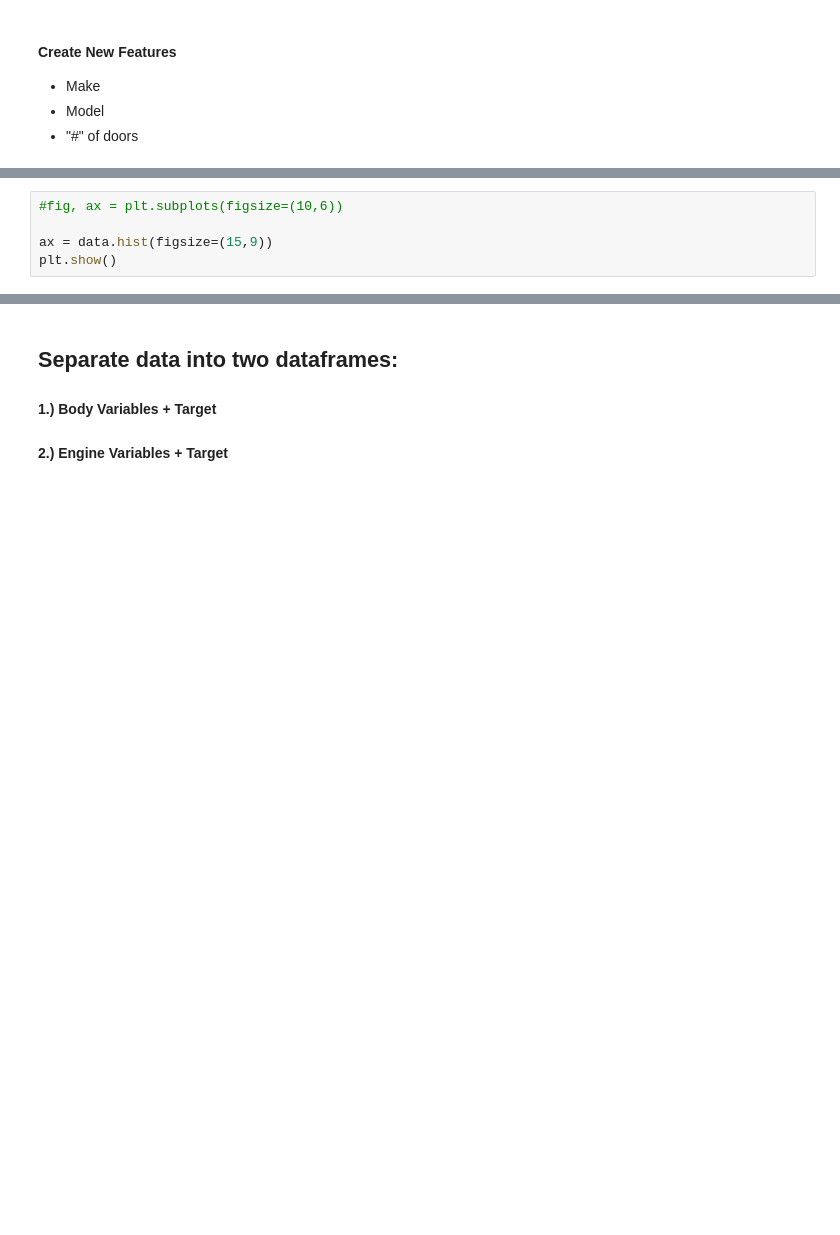
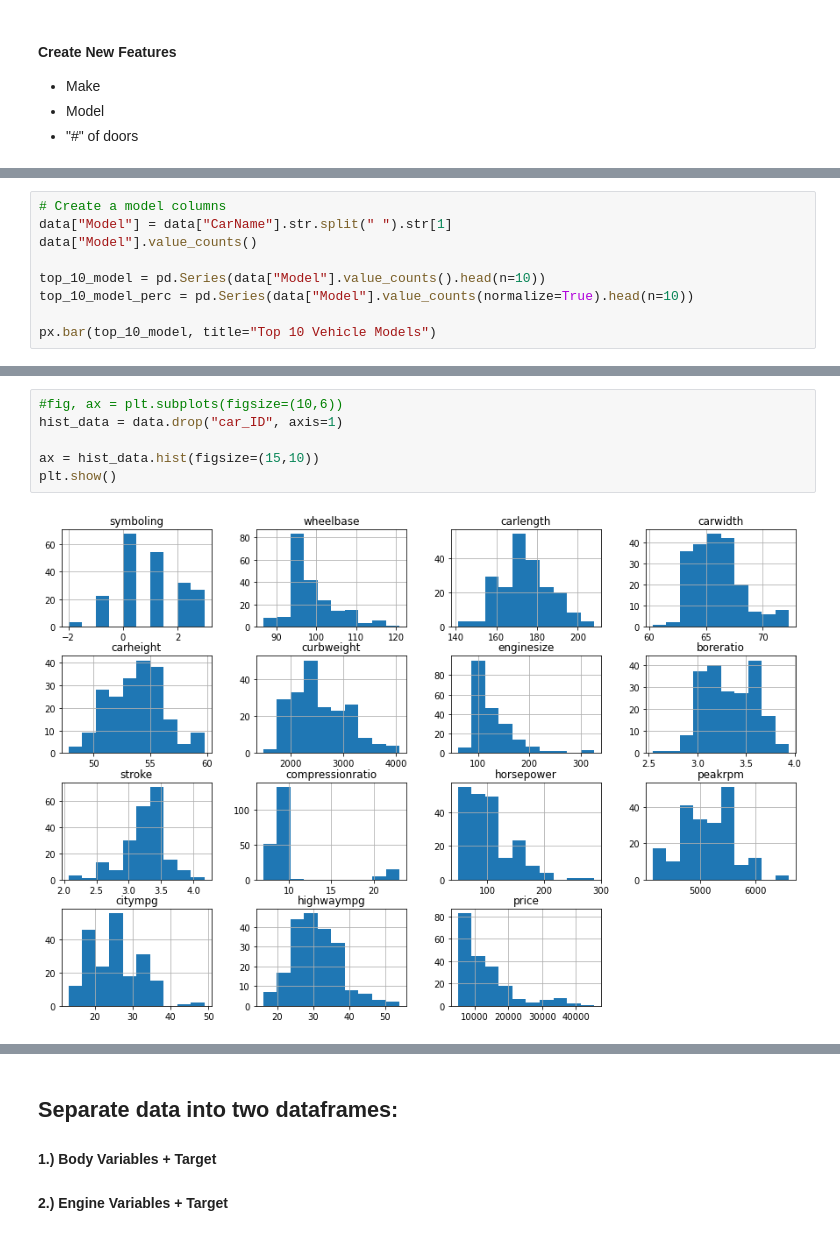
Before and after one commit to ShaneJett-DS/car_price_prediction, a Jupyter notebook: car_prediction.ipynb, the cells around one changed output, grey strips where cells are left out. Cells and saved outputs as stored; diff of their text form; blank space fills up the shorter version.

```diff
--- a/car_prediction.ipynb
+++ b/car_prediction.ipynb
@@ -40,0 +85,9 @@ data["CarName"].value_counts()
+# %%
+# Create a model columns
+data["Model"] = data["CarName"].str.split(" ").str[1]
+data["Model"].value_counts()
+
+top_10_model = pd.Series(data["Model"].value_counts().head(n=10))
+top_10_model_perc = pd.Series(data["Model"].value_counts(normalize=True).head(n=10))
+
+px.bar(top_10_model, title="Top 10 Vehicle Models")
@@ -41,8 +103,11 @@ data["CarName"].value_counts()
 # %%
 #fig, ax = plt.subplots(figsize=(10,6))
+hist_data = data.drop("car_ID", axis=1)
 
-ax = data.hist(figsize=(15,9))
+ax = hist_data.hist(figsize=(15,10))
 plt.show()
+# %% [output]
+[figure, added]
 # %%
 categorical_data = data.select_dtypes(exclude=["int", "float"])
 categorical_data
```
Also changed, not shown: parts of 20 cells of this notebook.
